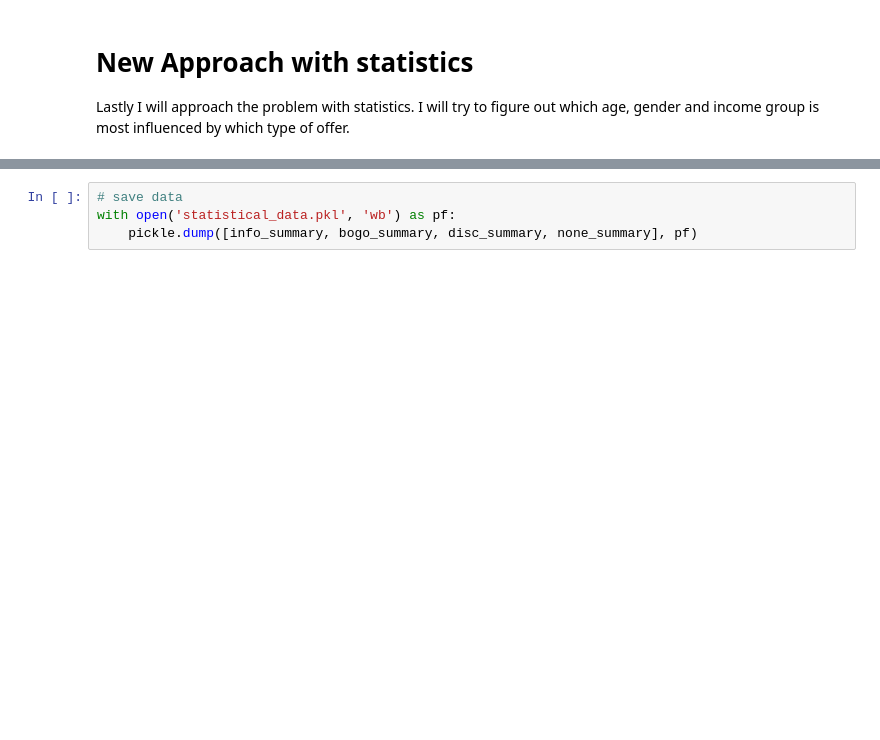
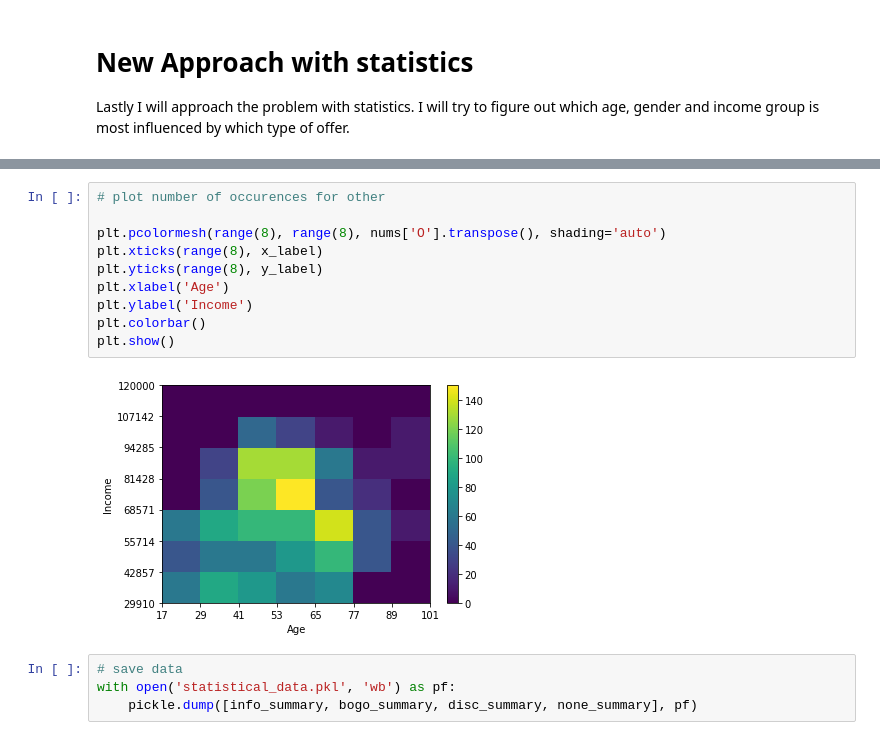
Before and after one commit to blec123/Starbucks, a Jupyter notebook: Starbucks_Capstone_notebook.ipynb, the cells around one changed output, grey strips where cells are left out. Drawn from its saved outputs; the diff is of its cells as text; blank space fills up the shorter version.

```diff
--- a/Starbucks_Capstone_notebook.ipynb
+++ b/Starbucks_Capstone_notebook.ipynb
@@ -1544,3 +1605,15 @@ for index, user in summs.iterrows():
+# %%
+# plot number of occurences for other
+
+plt.pcolormesh(range(8), range(8), nums['O'].transpose(), shading='auto')
+plt.xticks(range(8), x_label)
+plt.yticks(range(8), y_label)
+plt.xlabel('Age')
+plt.ylabel('Income')
+plt.colorbar()
+plt.show()
+# %% [output]
+[figure, added]
 # %%
 # save data
 with open('statistical_data.pkl', 'wb') as pf:
```
Also changed, not shown: parts of 19 cells of this notebook.
